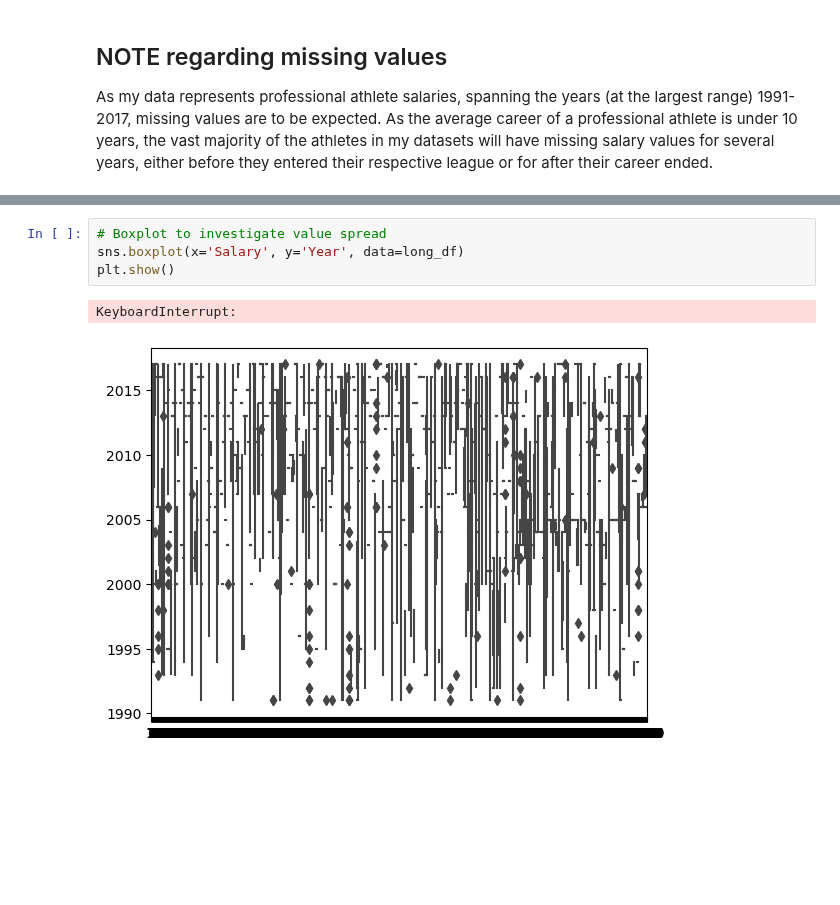
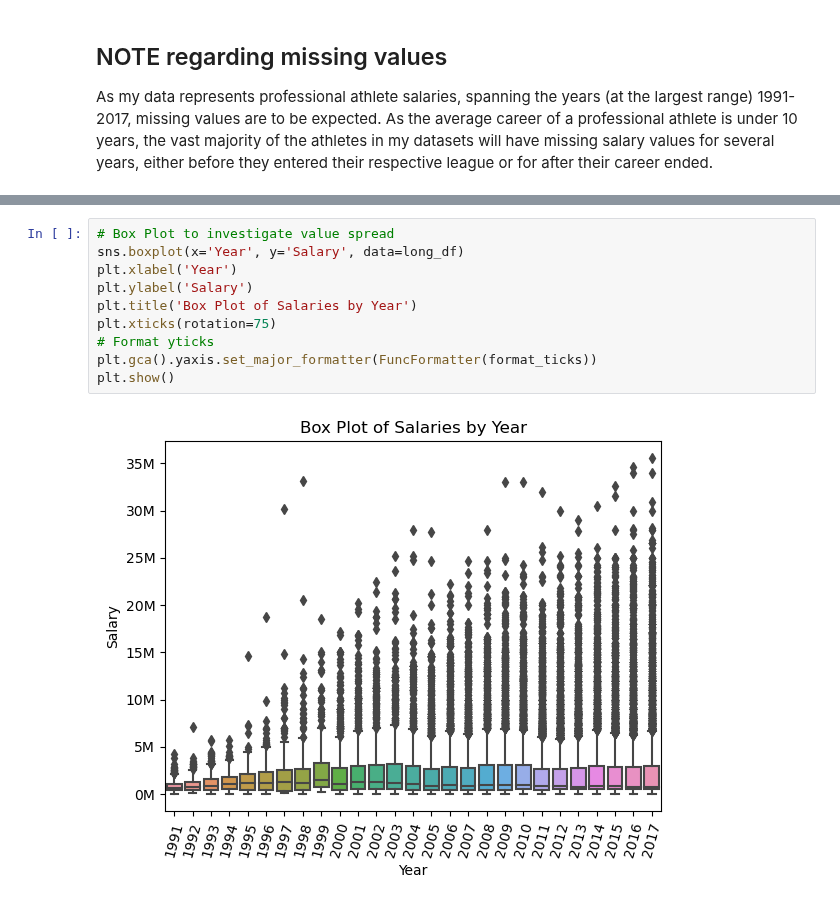
Before and after one commit to JP-Butler/Pro_Sports_Salary_Analysis, a Jupyter notebook: cookiecutter_structure/notebooks/eda.ipynb, the cells around one changed output, grey strips where cells are left out. Saved outputs shown, nothing was run; the diff lists cells and outputs as text; blank space fills up the shorter version.

```diff
--- a/cookiecutter_structure/notebooks/eda.ipynb
+++ b/cookiecutter_structure/notebooks/eda.ipynb
@@ -135,10 +143,15 @@ plt.show()
-# %%
-# Boxplot to investigate value spread
-sns.boxplot(x='Salary', y='Year', data=long_df)
-plt.show()
-# %% [output]
-KeyboardInterrupt:
-[figure, removed]
+# %%
+# Box Plot to investigate value spread
+sns.boxplot(x='Year', y='Salary', data=long_df)
+plt.xlabel('Year')
+plt.ylabel('Salary')
+plt.title('Box Plot of Salaries by Year')
+plt.xticks(rotation=75)
+# Format yticks
+plt.gca().yaxis.set_major_formatter(FuncFormatter(format_ticks))
+plt.show()
+# %% [output]
+[figure, added]
 # %%
 # VISUALIZE DATA
 # set x and y values from data
```
Also changed, not shown: parts of 16 cells of this notebook, 1 other file.
